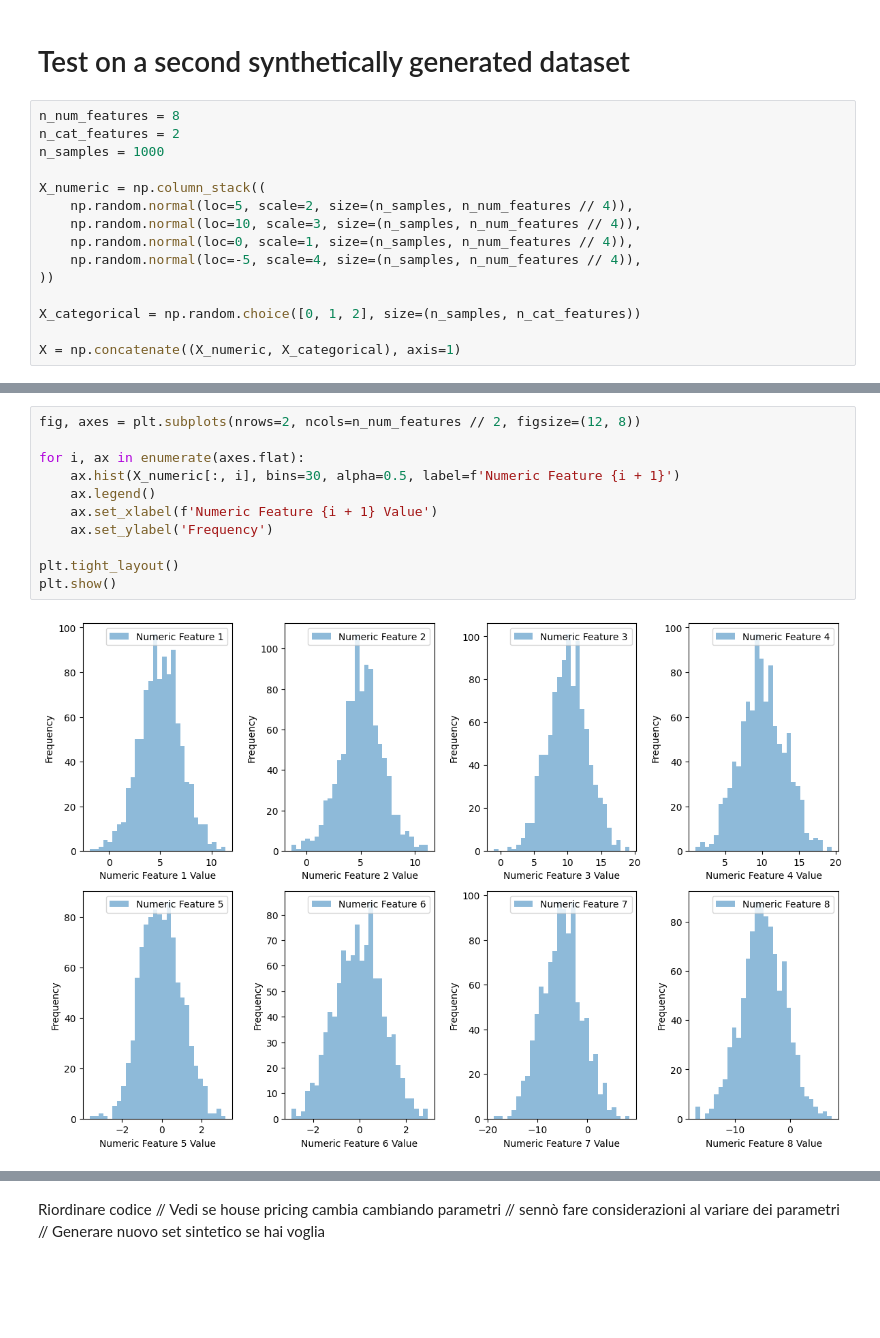
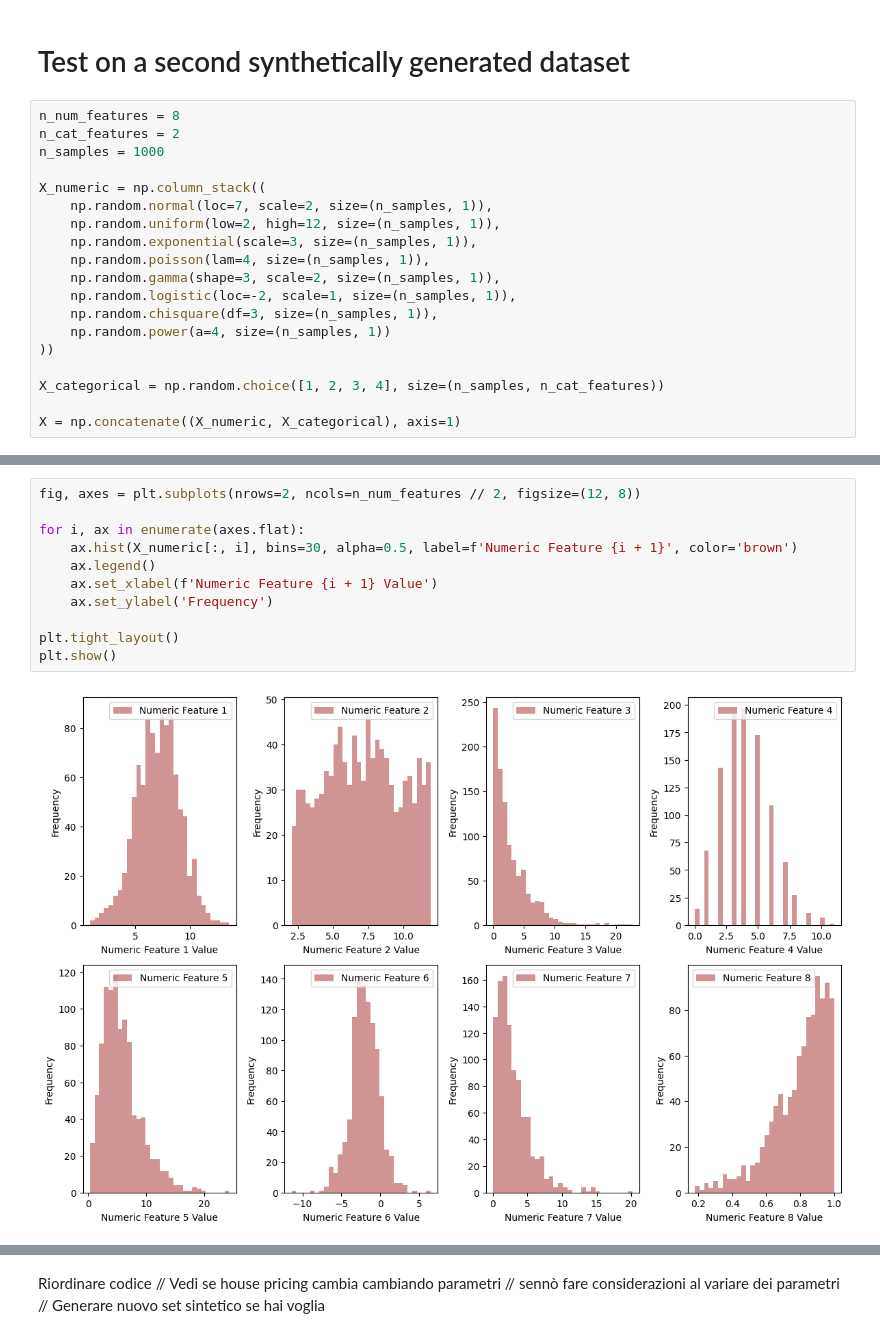
Before and after one commit to tommasomartinelli/Lasso_Admm, a Jupyter notebook: Lasso/NuovaProva/Lasso_SPOBD.ipynb, the cells around one changed output, grey strips where cells are left out. Drawn from its saved outputs; the diff is of its cells as text; blank space fills up the shorter version.

```diff
--- a/Lasso/NuovaProva/Lasso_SPOBD.ipynb
+++ b/Lasso/NuovaProva/Lasso_SPOBD.ipynb
@@ -372,13 +372,17 @@ n_cat_features = 2
 n_samples = 1000
 
 X_numeric = np.column_stack((
-    np.random.normal(loc=5, scale=2, size=(n_samples, n_num_features // 4)),
-    np.random.normal(loc=10, scale=3, size=(n_samples, n_num_features // 4)),
-    np.random.normal(loc=0, scale=1, size=(n_samples, n_num_features // 4)),
-    np.random.normal(loc=-5, scale=4, size=(n_samples, n_num_features // 4)),
+    np.random.normal(loc=7, scale=2, size=(n_samples, 1)),
+    np.random.uniform(low=2, high=12, size=(n_samples, 1)),
+    np.random.exponential(scale=3, size=(n_samples, 1)),
+    np.random.poisson(lam=4, size=(n_samples, 1)),
+    np.random.gamma(shape=3, scale=2, size=(n_samples, 1)),
+    np.random.logistic(loc=-2, scale=1, size=(n_samples, 1)),
+    np.random.chisquare(df=3, size=(n_samples, 1)),
+    np.random.power(a=4, size=(n_samples, 1))
 ))
 
-X_categorical = np.random.choice([0, 1, 2], size=(n_samples, n_cat_features))
+X_categorical = np.random.choice([1, 2, 3, 4], size=(n_samples, n_cat_features))
 
 X = np.concatenate((X_numeric, X_categorical), axis=1)
 # %%
@@ -392,16 +394,16 @@ y = X_numeric @ true_weights_numeric + X_categorical @ true_weights_categorical
 # %%
 fig, axes = plt.subplots(nrows=2, ncols=n_num_features // 2, figsize=(12, 8))
 
 for i, ax in enumerate(axes.flat):
-    ax.hist(X_numeric[:, i], bins=30, alpha=0.5, label=f'Numeric Feature {i + 1}')
+    ax.hist(X_numeric[:, i], bins=30, alpha=0.5, label=f'Numeric Feature {i + 1}', color='brown')
     ax.legend()
     ax.set_xlabel(f'Numeric Feature {i + 1} Value')
     ax.set_ylabel('Frequency')
 
 plt.tight_layout()
 plt.show()
 # %% [output]
-[figure, old version]
+[figure, new version]
 # %%
 # boxplot for numeric features
 plt.boxplot(X_numeric)
```
Also changed, not shown: parts of 31 cells of this notebook.
